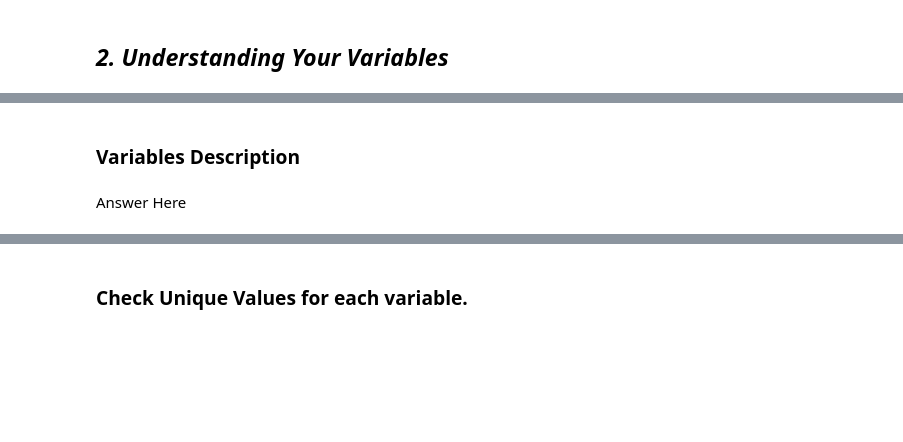
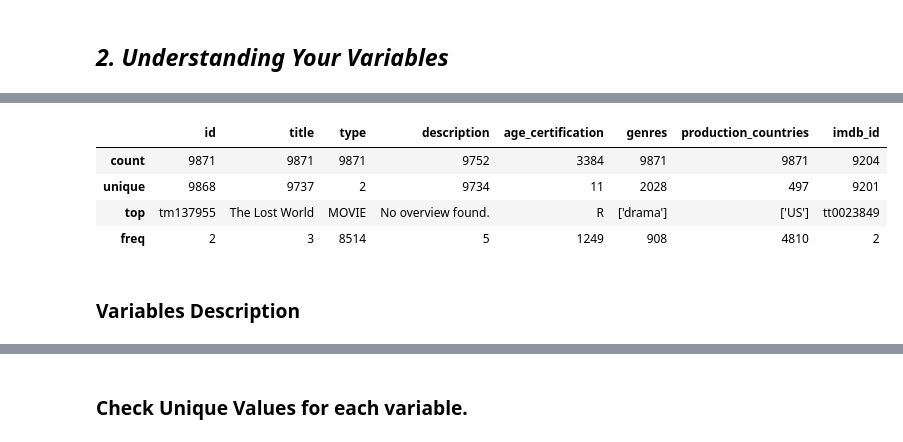
Before and after one commit to Ankush432-cloud/Amazon_Prime_TV_Shows_and_Movies_EDA_Project, a Jupyter notebook: Amazon_Prime_TV_Shows_and_Movies_EDA.ipynb, the cells around one changed output, grey strips where cells are left out. Saved outputs shown, nothing was run; the diff lists cells and outputs as text; code cells hidden in the pictures; blank space fills up the shorter version.

```diff
--- a/Amazon_Prime_TV_Shows_and_Movies_EDA.ipynb
+++ b/Amazon_Prime_TV_Shows_and_Movies_EDA.ipynb
@@ -242,4 +272,10 @@ plt.show()
+# %%
+movies_df.describe(include='object')
+# %% [output]
+|  | id | title | type | description | age_certification | genres | production_countries | imdb_id |
+| count | 9871 | 9871 | 9871 | 9752 | 3384 | 9871 | 9871 | 9204 |
+| unique | 9868 | 9737 | 2 | 9734 | 11 | 2028 | 497 | 9201 |
+| top | tm137955 | The Lost World | MOVIE | No overview found. | R | ['drama'] | ['US'] | tt0023849 |
+| freq | 2 | 3 | 8514 | 5 | 1249 | 908 | 4810 | 2 |
 # %% [markdown]
 ### Variables Description
-# %% [markdown]
-Answer Here
```
Also changed, not shown: parts of 25 cells of this notebook.
